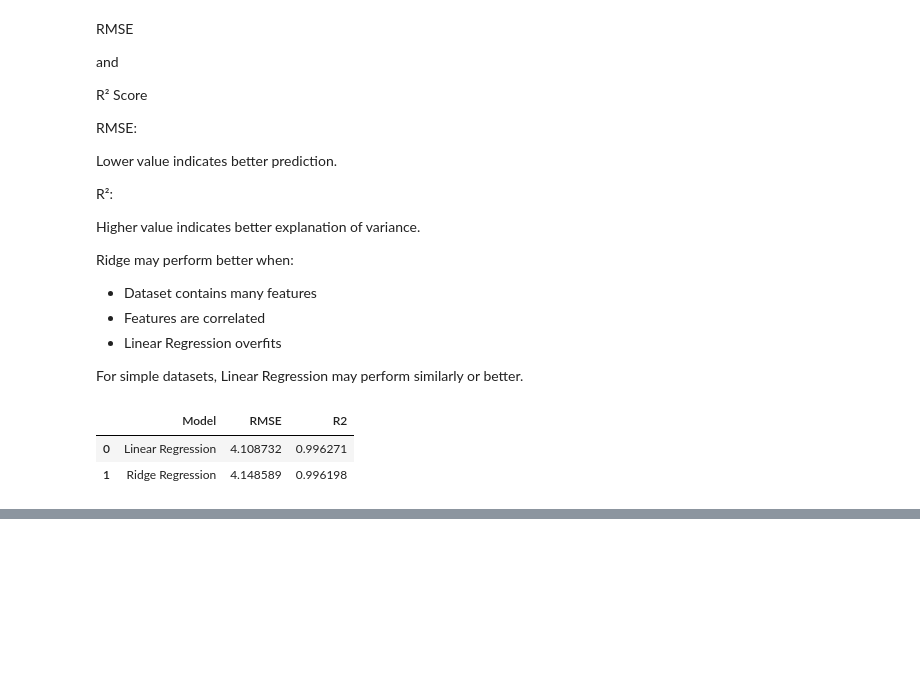
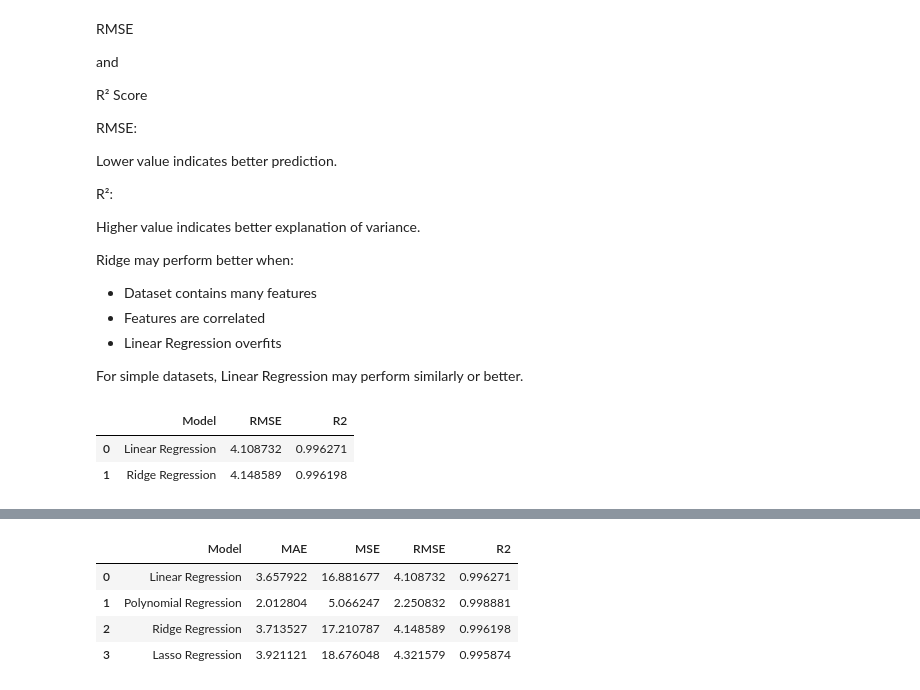
Before and after one commit to Kawin-Ceg/ml-sem5-works, a Jupyter notebook: lab_3_work/lab_3_ques_5.ipynb, the cells around one changed output, grey strips where cells are left out. Drawn from its saved outputs; the diff is of its cells as text; code cells hidden in the pictures; blank space fills up the shorter version.

```diff
--- a/lab_3_work/lab_3_ques_5.ipynb
+++ b/lab_3_work/lab_3_ques_5.ipynb
@@ -516,0 +765,13 @@ model_comparison
+# %%
+from sklearn.linear_model import Lasso
+
+
+lasso_model = Lasso(
+    alpha=1
+)
+
+
+lasso_model.fit(
+    x_train,
+    y_train
+)
@@ -516,0 +1051,48 @@ model_comparison
+# %%
+final_results = pd.DataFrame(
+    {
+        "Model":[
+            "Linear Regression",
+            "Polynomial Regression",
+            "Ridge Regression",
+            "Lasso Regression"
+        ],
+
+        "MAE":[
+            mae,
+            poly_mae,
+            ridge_mae,
+            lasso_mae
+        ],
+
+        "MSE":[
+            mse,
+            poly_mse,
+            ridge_mse,
+            lasso_mse
+        ],
+
+        "RMSE":[
+            rmse,
+            poly_rmse,
+            ridge_rmse,
+            lasso_rmse
+        ],
+
+        "R2":[
+            r2,
+            poly_r2,
+            ridge_r2,
+            lasso_r2
+        ]
+    }
+)
+
+
+final_results
+# %% [output]
+|  | Model | MAE | MSE | RMSE | R2 |
+| 0 | Linear Regression | 3.657922 | 16.881677 | 4.108732 | 0.996271 |
+| 1 | Polynomial Regression | 2.012804 | 5.066247 | 2.250832 | 0.998881 |
+| 2 | Ridge Regression | 3.713527 | 17.210787 | 4.148589 | 0.996198 |
+| 3 | Lasso Regression | 3.921121 | 18.676048 | 4.321579 | 0.995874 |
```
Also changed, not shown: parts of 15 cells of this notebook, 3 other files.
